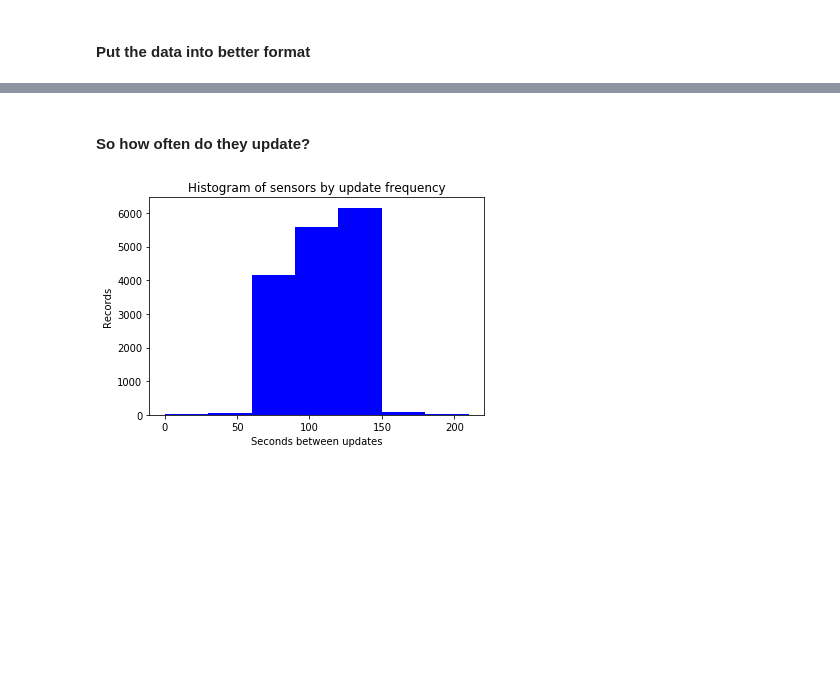
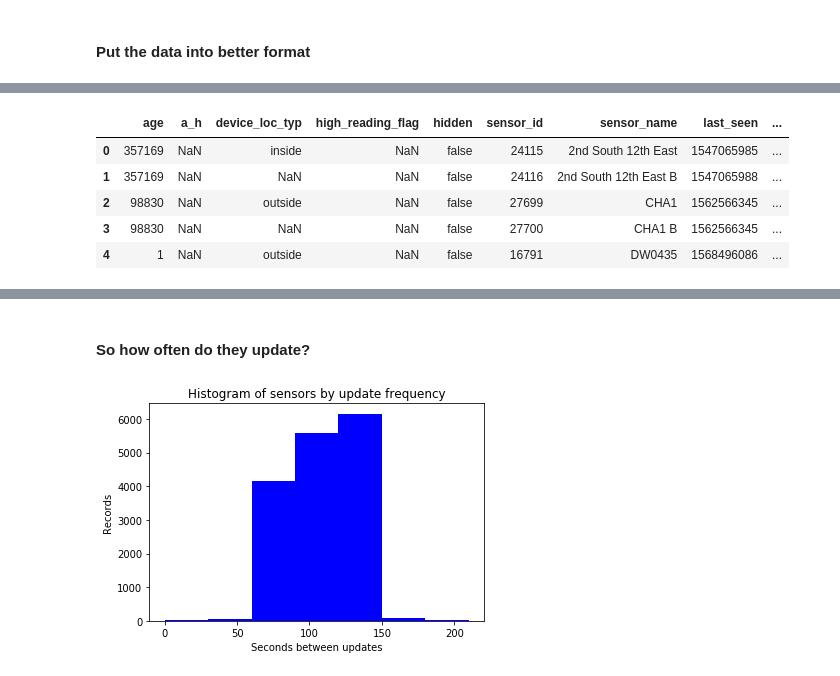
Before and after one commit to arnoldyb/air_pollution, a Jupyter notebook: initial_looks/PurpleAir_initial_look.ipynb, the cells around one changed output, grey strips where cells are left out. Drawn from its saved outputs; the diff is of its cells as text; code cells hidden in the pictures; blank space fills up the shorter version.

```diff
--- a/initial_looks/PurpleAir_initial_look.ipynb
+++ b/initial_looks/PurpleAir_initial_look.ipynb
@@ -258,0 +88,2 @@ There are 17388 sensors total, and 10 have new data after one minute.
+# %%
+df09141423 = pd.DataFrame.from_records(sample_09141423_df.results)
@@ -258,0 +117,9 @@ There are 17388 sensors total, and 10 have new data after one minute.
+# %%
+df09141423.head()
+# %% [output]
+|  | age | a_h | device_loc_typ | high_reading_flag | hidden | sensor_id | sensor_name | last_seen | ... |
+| 0 | 357169 | NaN | inside | NaN | false | 24115 | 2nd South 12th East | 1547065985 | ... |
+| 1 | 357169 | NaN | NaN | NaN | false | 24116 | 2nd South 12th East B | 1547065988 | ... |
+| 2 | 98830 | NaN | outside | NaN | false | 27699 | CHA1 | 1562566345 | ... |
+| 3 | 98830 | NaN | NaN | NaN | false | 27700 | CHA1 B | 1562566345 | ... |
+| 4 | 1 | NaN | outside | NaN | false | 16791 | DW0435 | 1568496086 | ... |
```
Also changed, not shown: parts of 73 cells of this notebook.
